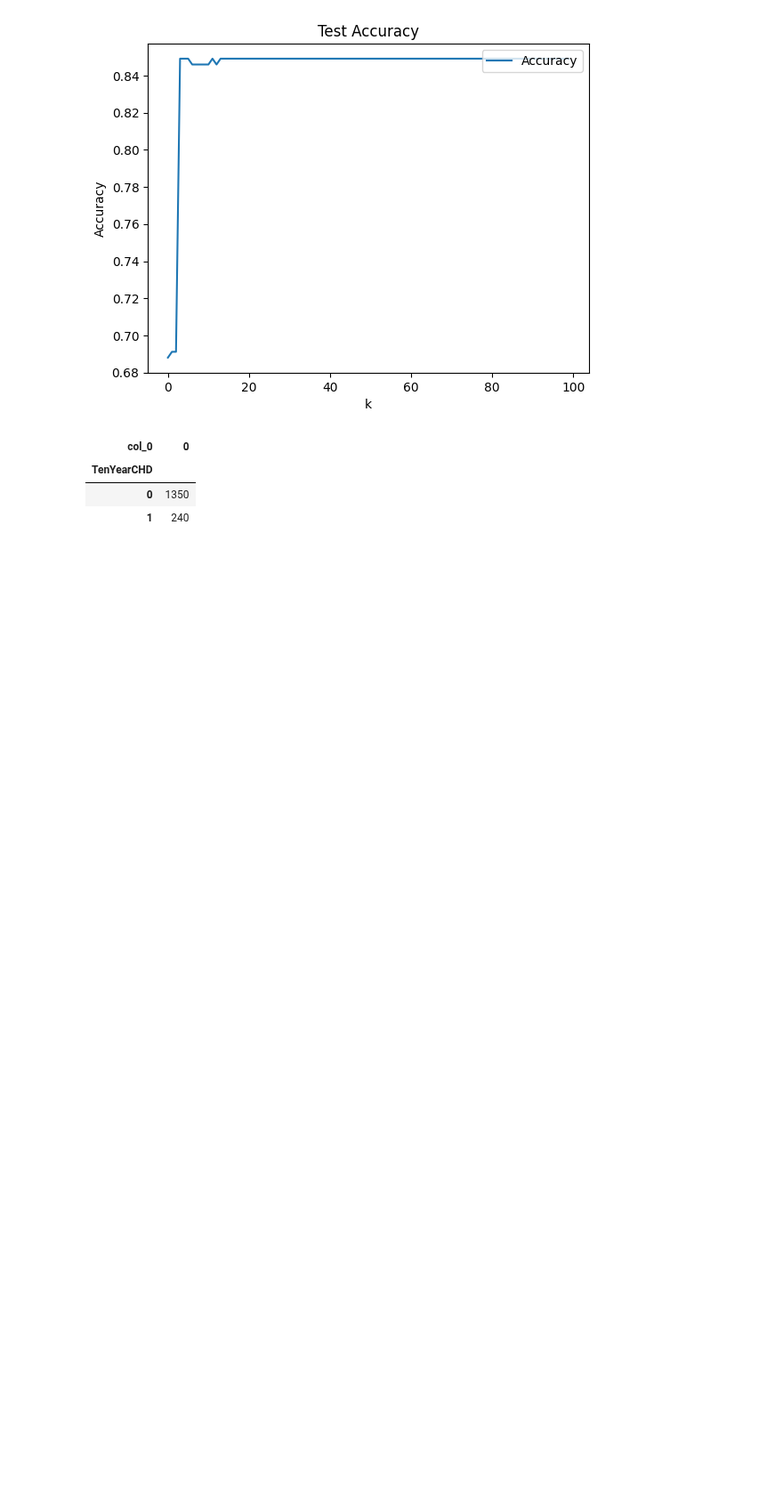
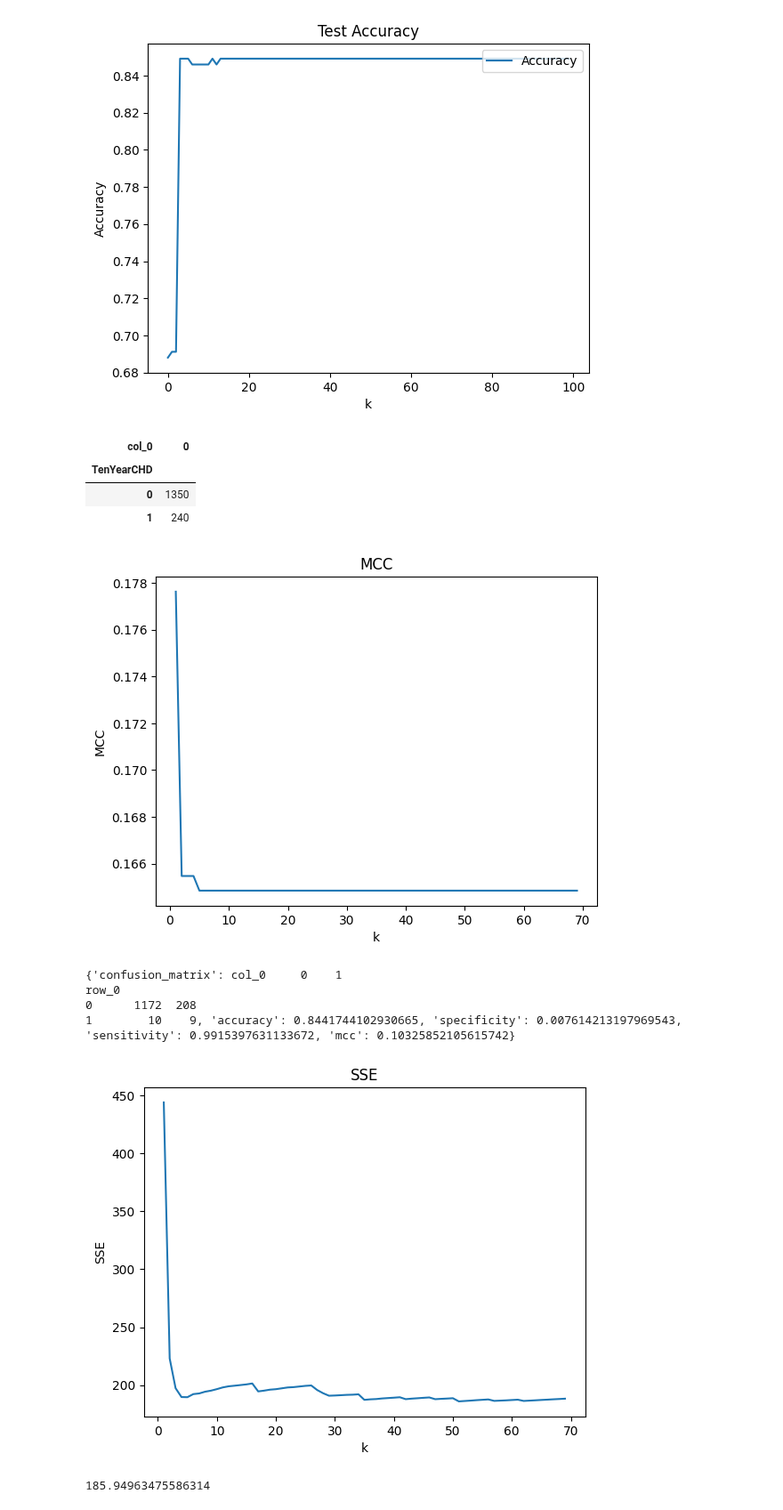
Before and after one commit to rtomek9/DS3001Group23CHDProject, a Jupyter notebook: classification&confusion_matrixes.ipynb, the cells around one changed output. Shown at 89% size. Saved outputs shown, nothing was run; the diff lists cells and outputs as text; code cells hidden in the pictures; blank space fills up the shorter version.

```diff
--- a/classification&confusion_matrixes.ipynb
+++ b/classification&confusion_matrixes.ipynb
@@ -3,6 +13,6 @@
 # %%
 import pandas as pd
-df = pd.read_csv('/content/fhs_train.csv')
+df = pd.read_csv('/content/project_chd/fhs_train.csv')
 # %%
 #riley and cat cleaning
 # %%
@@ -164,0 +215,75 @@ pd.crosstab(y_test,y_hat)
+# %%
+
+from sklearn.neighbors import KNeighborsClassifier
+from sklearn.neighbors import KNeighborsRegressor
+
+df = df.dropna()
+
+# Select features/target variable for analysis:
+y = df['TenYearCHD']
+X = df.loc[:,['diabetes','prevalentHyp']] # Create feature matrix
+
+# Max-min normalize the features:
+X = X.apply(maxmin)
+
+# split the data:
+X_train, X_test, y_train, y_test = train_test_split(X,y, # Feature and target variables
+                                                    test_size=.5, # Split the sample 80 train/ 20 test
+                                                    random_state=200) # For replication purposes
+
+# Determine optimal k:
+k_bar = 70
+k_grid = np.arange(1,k_bar) # The range of k's to consider
+MCC = np.zeros(k_bar-1)
+SSE = np.zeros(k_bar-1) # For comparison purposes, store the training error
+
+for k in range(k_bar-1):
+    model = KNeighborsRegressor(n_neighbors=(k+1))
+    # whenever I try to use KNeighborClassifier, it keeps giving me an error saying
+    # that the index is out of bounds
+    classifier_model = model.fit(X_train.values,y_train)
+    y_hat = classifier_model.predict(X_test.values)
+    perf = performance(y_test, y_hat)
+    MCC[k] = perf['mcc']
+    SSE[k] = np.sum( (y_test-y_hat)**2 )
+
+MCC_max = np.max(MCC)
+max_index = np.where(MCC==MCC_max)
+k_star1 = k_grid[max_index][0]
+
+SSE_min = np.min(SSE) # Lowest recorded SSE
+min_index = np.where(SSE==SSE_min) # Find the indices of y that equal the minimum
+
+
+## SSE plot:
+plt.plot(k_grid,MCC)
+plt.xlabel("k")
+plt.ylabel("MCC")
+plt.title('MCC')
+plt.show()
+
+## Fit optimal model:
+model = KNeighborsClassifier(n_neighbors=np.max([3,k_star1]))
+knn_star = model.fit(X_train_knn,y_train)
+y_hat_knn = knn_star.predict(X_test_knn)
+
+## Compute performance:
+perf_knn = performance(y_test,y_hat_knn)
+print(perf_knn)
+
+## SSE plot:
+plt.plot(k_grid,SSE)
+plt.xlabel("k")
+plt.ylabel("SSE")
+plt.title('SSE')
+plt.show()
+
+print(SSE_min)
+# %% [output]
+[figure, added]
+{'confusion_matrix': col_0     0    1
+row_0
+0      1172  208
+1        10    9, 'accuracy': 0.8441744102930665, 'specificity': 0.007614213197969543, 'sensitivity': 0.9915397631133672, 'mcc': 0.10325852105615742}
+[figure, added]
+185.94963475586314
```
Also changed, not shown: parts of 6 cells of this notebook.
